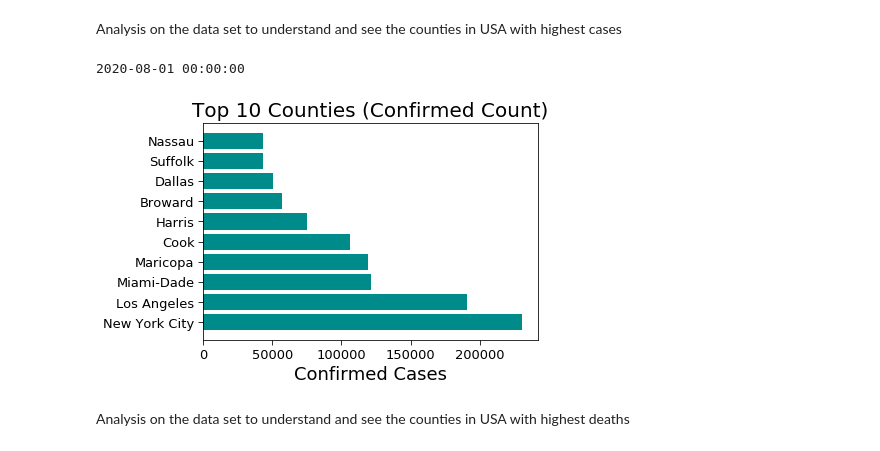
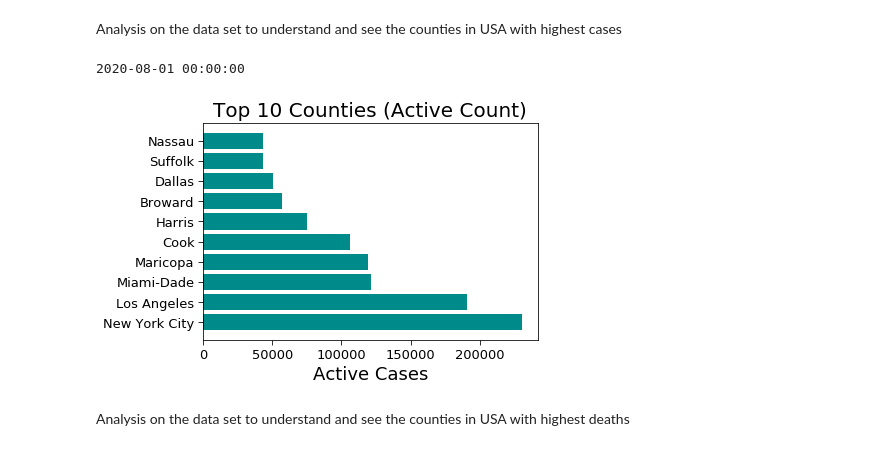
Before and after one commit to SupriyaChinthakuntla/KDD, a Jupyter notebook: Group_Project_KDD.ipynb, the cells around one changed output. Cells and saved outputs as stored; diff of their text form; code cells hidden in the pictures.

```diff
--- a/Group_Project_KDD.ipynb
+++ b/Group_Project_KDD.ipynb
@@ -251,21 +253,21 @@ Analysis on the data set to understand and see the counties in USA with highest
 # %%
 df_covid19_county['date'] = pd.to_datetime(df_covid19_county['date'])
 today = pd.Timestamp('today').normalize()
 yesterday = today - timedelta(days = 1)
 print(yesterday)
 mask = (df_covid19_county['date'] == yesterday)
 df = df_covid19_county.loc[mask]
 
 confirmed_cases= df.nlargest(10,'cases')
 plt.barh(confirmed_cases['county'],confirmed_cases['cases'],color="darkcyan")
-plt.xlabel("Confirmed Cases",fontsize=18)
+plt.xlabel("Active Cases",fontsize=18)
 plt.tick_params(size=5,labelsize = 13)
-plt.title("Top 10 Counties (Confirmed Count)",fontsize=20)
+plt.title("Top 10 Counties (Active Count)",fontsize=20)
 
 plt.show()
 # %% [output]
 2020-08-01 00:00:00
-[figure, old version]
+[figure, new version]
 # %% [markdown]
 Analysis on the data set to understand and see the counties in USA with highest deaths
 # %%
```
Also changed, not shown: parts of 17 cells of this notebook.
